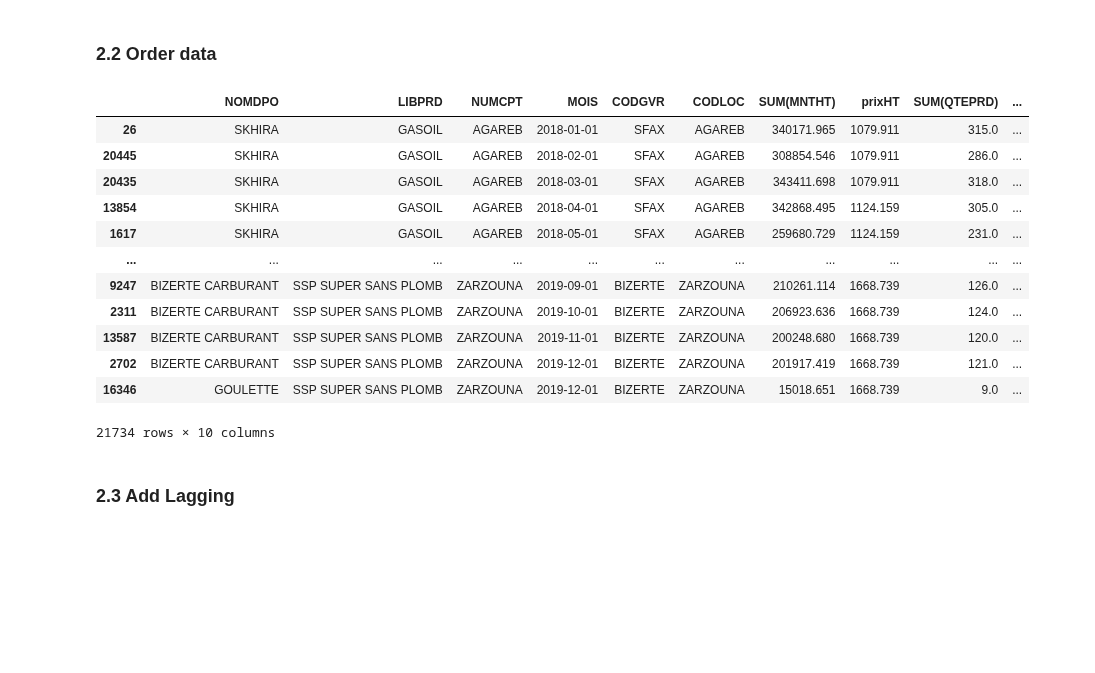
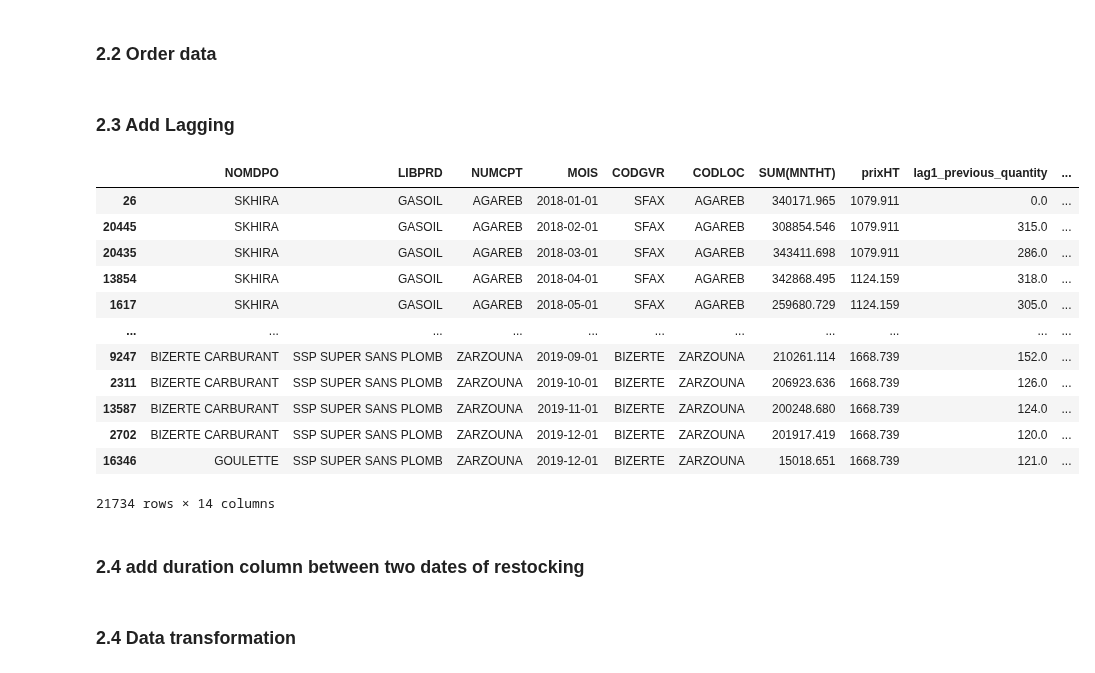
Before and after one commit to MedAzizBouzid/AGIL-ENERGY-Forecast-system, a Jupyter notebook: notebooks/BO1/forecast_customer_demand.ipynb, the cells around one changed output. Cells and saved outputs as stored; diff of their text form; code cells hidden in the pictures; blank space fills up the shorter version.

Commit message:
data transformation

```diff
--- a/notebooks/BO1/forecast_customer_demand.ipynb
+++ b/notebooks/BO1/forecast_customer_demand.ipynb
@@ -291,25 +302,37 @@ dataset=dataset[dataset['prixHT']>0]
 dataset= dataset.sort_values(by="MOIS")
 # %%
 dataset = dataset.sort_values(by=['NUMCPT', 'LIBPRD', 'MOIS'])
-# %%
-#dataset = dataset.drop(columns=['SUM(QTEPRD)_lag1'])
-dataset
-# %% [output]
-|  | NOMDPO | LIBPRD | NUMCPT | MOIS | CODGVR | CODLOC | SUM(MNTHT) | prixHT | SUM(QTEPRD) | ... |
-| 26 | SKHIRA | GASOIL | AGAREB | 2018-01-01 | SFAX | AGAREB | 340171.965 | 1079.911 | 315.0 | ... |
-| 20445 | SKHIRA | GASOIL | AGAREB | 2018-02-01 | SFAX | AGAREB | 308854.546 | 1079.911 | 286.0 | ... |
-| 20435 | SKHIRA | GASOIL | AGAREB | 2018-03-01 | SFAX | AGAREB | 343411.698 | 1079.911 | 318.0 | ... |
-| 13854 | SKHIRA | GASOIL | AGAREB | 2018-04-01 | SFAX | AGAREB | 342868.495 | 1124.159 | 305.0 | ... |
-| 1617 | SKHIRA | GASOIL | AGAREB | 2018-05-01 | SFAX | AGAREB | 259680.729 | 1124.159 | 231.0 | ... |
-| ... | ... | ... | ... | ... | ... | ... | ... | ... | ... | ... |
-| 9247 | BIZERTE CARBURANT | SSP SUPER SANS PLOMB | ZARZOUNA | 2019-09-01 | BIZERTE | ZARZOUNA | 210261.114 | 1668.739 | 126.0 | ... |
-| 2311 | BIZERTE CARBURANT | SSP SUPER SANS PLOMB | ZARZOUNA | 2019-10-01 | BIZERTE | ZARZOUNA | 206923.636 | 1668.739 | 124.0 | ... |
-| 13587 | BIZERTE CARBURANT | SSP SUPER SANS PLOMB | ZARZOUNA | 2019-11-01 | BIZERTE | ZARZOUNA | 200248.680 | 1668.739 | 120.0 | ... |
-| 2702 | BIZERTE CARBURANT | SSP SUPER SANS PLOMB | ZARZOUNA | 2019-12-01 | BIZERTE | ZARZOUNA | 201917.419 | 1668.739 | 121.0 | ... |
-| 16346 | GOULETTE | SSP SUPER SANS PLOMB | ZARZOUNA | 2019-12-01 | BIZERTE | ZARZOUNA | 15018.651 | 1668.739 | 9.0 | ... |
-21734 rows × 10 columns
 # %% [markdown]
 ### 2.3 Add Lagging
-# %%
-dataset['SHIFTED_SUM(QTEPRD)'] = dataset.groupby(['NUMCPT','LIBPRD'])['SUM(QTEPRD)'].shift(1)
+# %%
+dataset['lag1_previous_quantity'] = dataset.groupby(['NUMCPT','LIBPRD'])['SUM(QTEPRD)'].shift(1)
+dataset['lag2_previous_quantity'] = dataset.groupby(['NUMCPT','LIBPRD'])['SUM(QTEPRD)'].shift(2)
+dataset['lag3_previous_quantity'] = dataset.groupby(['NUMCPT','LIBPRD'])['SUM(QTEPRD)'].shift(3)
+dataset['lag4_previous_quantity'] = dataset.groupby(['NUMCPT','LIBPRD'])['SUM(QTEPRD)'].shift(4)
+dataset['lag5_previous_quantity'] = dataset.groupby(['NUMCPT','LIBPRD'])['SUM(QTEPRD)'].shift(5)
+# %%
+dataset['lag1_previous_quantity'].fillna(0, inplace=True)
+dataset['lag2_previous_quantity'].fillna(0, inplace=True)
+dataset['lag3_previous_quantity'].fillna(0, inplace=True)
+dataset['lag4_previous_quantity'].fillna(0, inplace=True)
+dataset['lag5_previous_quantity'].fillna(0, inplace=True)
+# %%
+columns = list(dataset.columns)
+columns.append(columns.pop(columns.index('SUM(QTEPRD)')))
+dataset = dataset[columns]
+dataset
+# %% [output]
+|  | NOMDPO | LIBPRD | NUMCPT | MOIS | CODGVR | CODLOC | SUM(MNTHT) | prixHT | lag1_previous_quantity | ... |
+| 26 | SKHIRA | GASOIL | AGAREB | 2018-01-01 | SFAX | AGAREB | 340171.965 | 1079.911 | 0.0 | ... |
+| 20445 | SKHIRA | GASOIL | AGAREB | 2018-02-01 | SFAX | AGAREB | 308854.546 | 1079.911 | 315.0 | ... |
+| 20435 | SKHIRA | GASOIL | AGAREB | 2018-03-01 | SFAX | AGAREB | 343411.698 | 1079.911 | 286.0 | ... |
+| 13854 | SKHIRA | GASOIL | AGAREB | 2018-04-01 | SFAX | AGAREB | 342868.495 | 1124.159 | 318.0 | ... |
+| 1617 | SKHIRA | GASOIL | AGAREB | 2018-05-01 | SFAX | AGAREB | 259680.729 | 1124.159 | 305.0 | ... |
+| ... | ... | ... | ... | ... | ... | ... | ... | ... | ... | ... |
+| 9247 | BIZERTE CARBURANT | SSP SUPER SANS PLOMB | ZARZOUNA | 2019-09-01 | BIZERTE | ZARZOUNA | 210261.114 | 1668.739 | 152.0 | ... |
+| 2311 | BIZERTE CARBURANT | SSP SUPER SANS PLOMB | ZARZOUNA | 2019-10-01 | BIZERTE | ZARZOUNA | 206923.636 | 1668.739 | 126.0 | ... |
+| 13587 | BIZERTE CARBURANT | SSP SUPER SANS PLOMB | ZARZOUNA | 2019-11-01 | BIZERTE | ZARZOUNA | 200248.680 | 1668.739 | 124.0 | ... |
+| 2702 | BIZERTE CARBURANT | SSP SUPER SANS PLOMB | ZARZOUNA | 2019-12-01 | BIZERTE | ZARZOUNA | 201917.419 | 1668.739 | 120.0 | ... |
+| 16346 | GOULETTE | SSP SUPER SANS PLOMB | ZARZOUNA | 2019-12-01 | BIZERTE | ZARZOUNA | 15018.651 | 1668.739 | 121.0 | ... |
+21734 rows × 14 columns
 # %%
@@ -316,0 +340,2 @@ dataset.to_csv('shifted.csv')
+# %% [markdown]
+### 2.4 add duration column between two dates of restocking
@@ -316,0 +344,2 @@ dataset.to_csv('shifted.csv')
+# %% [markdown]
+### 2.4 Data transformation
```
Also changed, not shown: parts of 15 cells of this notebook, 3 other files.
